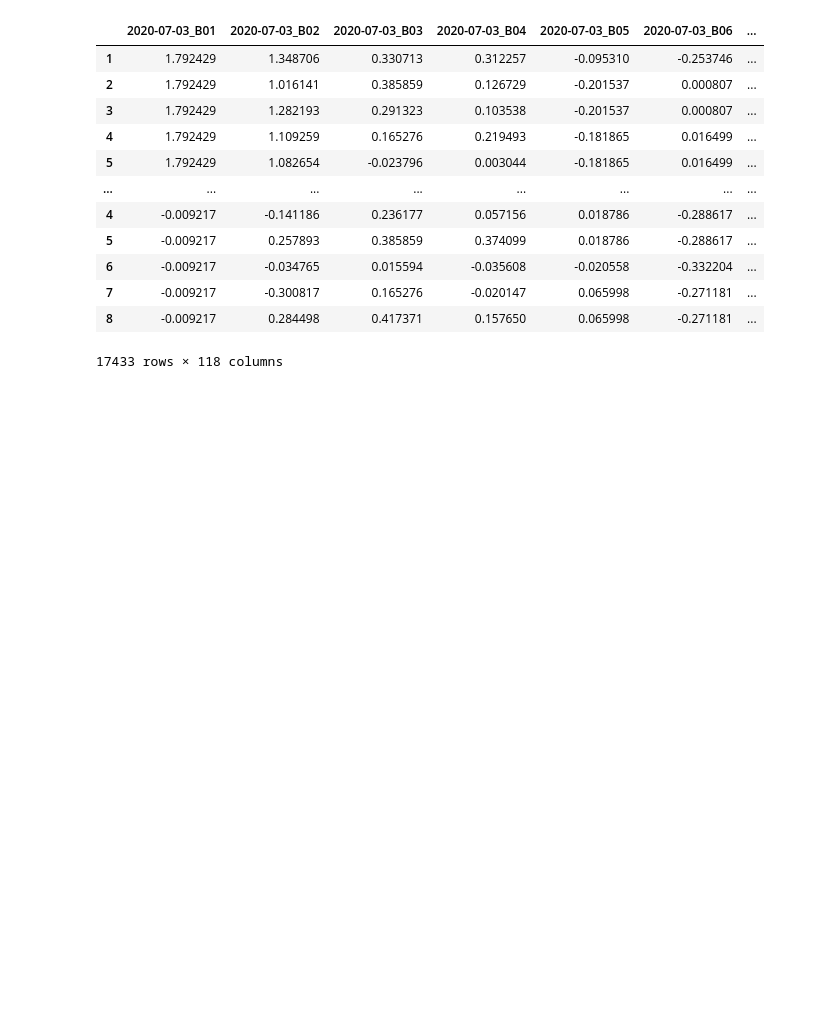
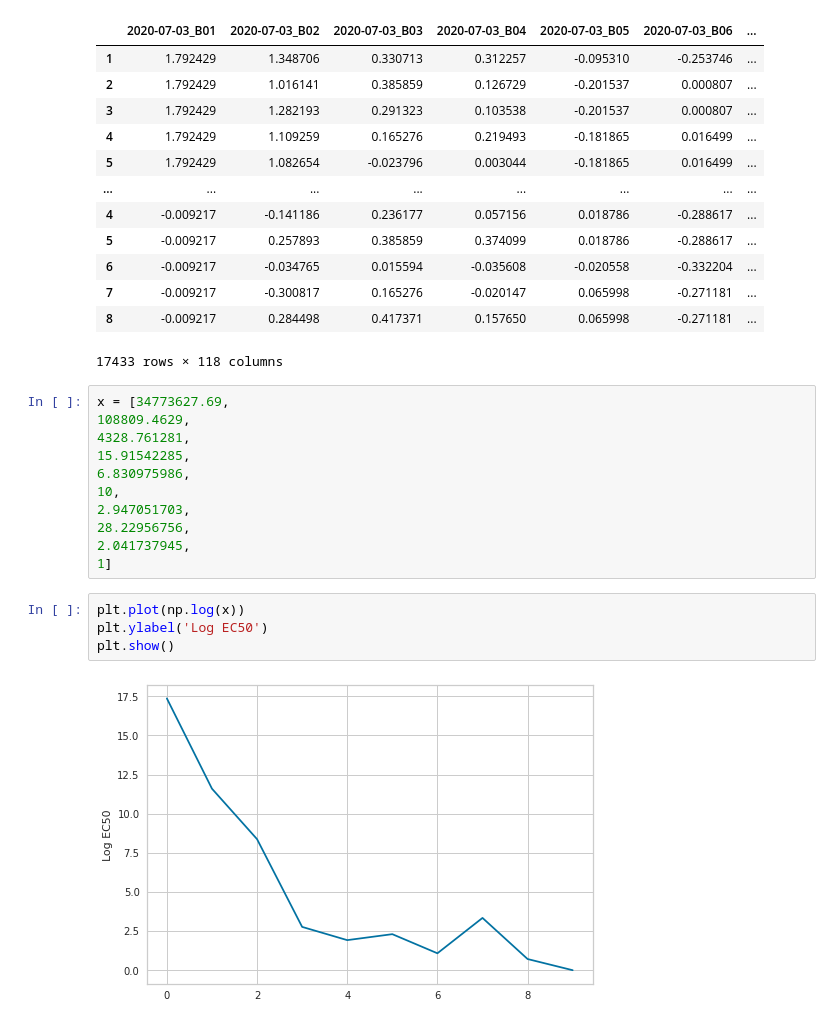
Before and after one commit to mishagrol/ForestMapping, a Jupyter notebook: notebooks/ForrestMapping.ipynb, the cells around one changed output. Drawn from its saved outputs; the diff is of its cells as text; blank space fills up the shorter version.

```diff
--- a/notebooks/ForrestMapping.ipynb
+++ b/notebooks/ForrestMapping.ipynb
@@ -1457,3 +1473,20 @@ df_resampled
 | 7 | -0.009217 | -0.300817 | 0.165276 | -0.020147 | 0.065998 | -0.271181 | ... |
 | 8 | -0.009217 | 0.284498 | 0.417371 | 0.157650 | 0.065998 | -0.271181 | ... |
 17433 rows × 118 columns
+# %%
+x = [34773627.69,
+108809.4629,
+4328.761281,
+15.91542285,
+6.830975986,
+10,
+2.947051703,
+28.22956756,
+2.041737945,
+1]
+# %%
+plt.plot(np.log(x))
+plt.ylabel('Log EC50')
+plt.show()
+# %% [output]
+[figure, added]
```
Also changed, not shown: parts of 54 cells of this notebook, 6 other files.
